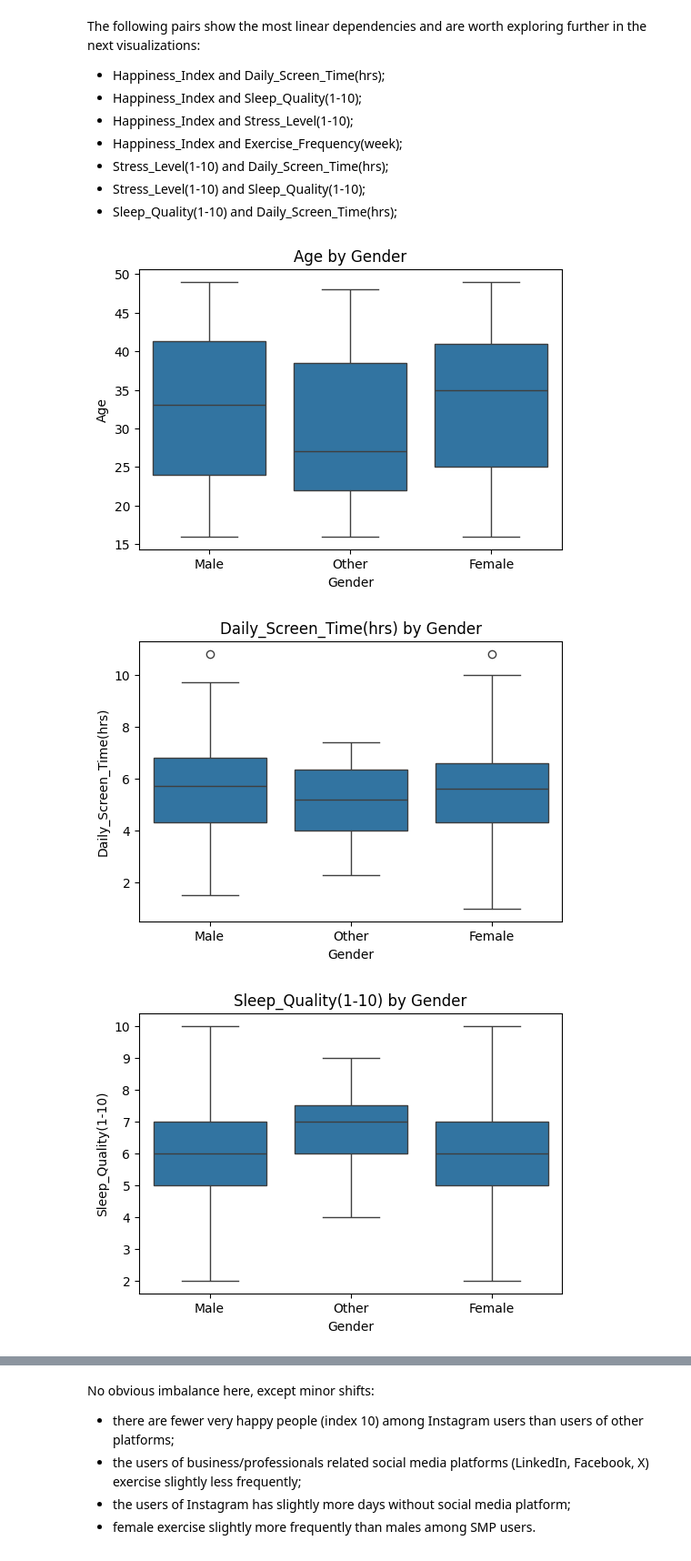
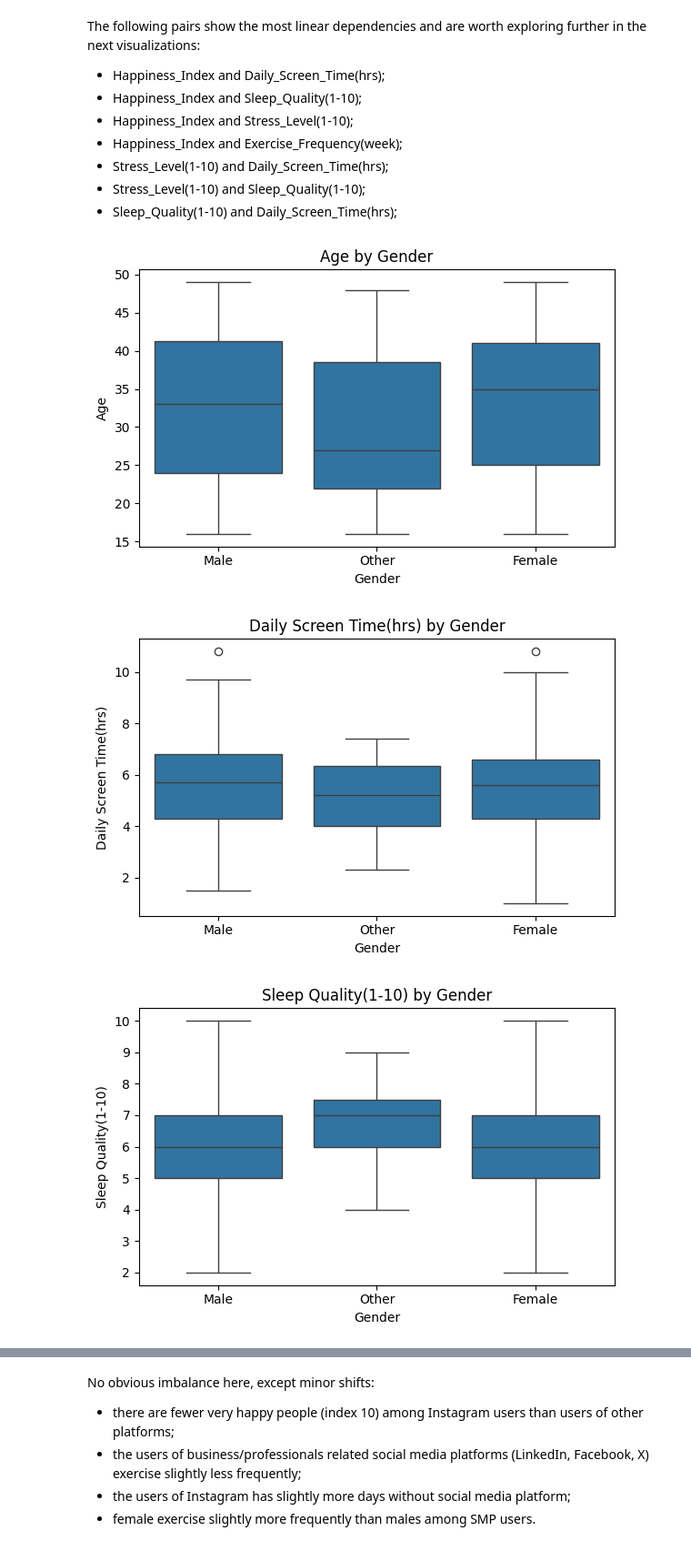
Before and after one commit to vdafeider/data_analysis_social_media_vs_mental_health, a Jupyter notebook: da_social_media_stress.ipynb, the cells around one changed output, grey strips where cells are left out. Shown at 91% size. Cells and saved outputs as stored; diff of their text form; code cells hidden in the pictures.

```diff
--- a/da_social_media_stress.ipynb
+++ b/da_social_media_stress.ipynb
@@ -281,17 +289,23 @@ The following pairs show the most linear dependencies and are worth exploring fu
 - Stress_Level(1-10) and Sleep_Quality(1-10);
 - Sleep_Quality(1-10) and Daily_Screen_Time(hrs);
 # %%
-# Categorical vs numerical boxblots
+# Categorical vs numerical boxplots
 categorical_cols = ['Gender', 'Social_Media_Platform']
 
 for cat in categorical_cols:
     for num in numeric_cols:
-        plt.figure(figsize=(6,4))
+        plt.figure(figsize=(6, 4))
         sns.boxplot(x=cat, y=num, data=df)
-        plt.title(f'{num} by {cat}')
+
+        # Apply pretty labels and title
+        plt.xlabel(pretty(cat))
+        plt.ylabel(pretty(num))
+        plt.title(f'{pretty(num)} by {pretty(cat)}')
+
+        plt.tight_layout()
         plt.show()
         print("\n")
 # %% [output]
-[figure, old version]
+[figure, new version]
-[figure, old version]
+[figure, new version]
-[figure, old version]
+[figure, new version]
```
Also changed, not shown: parts of 11 cells of this notebook.
